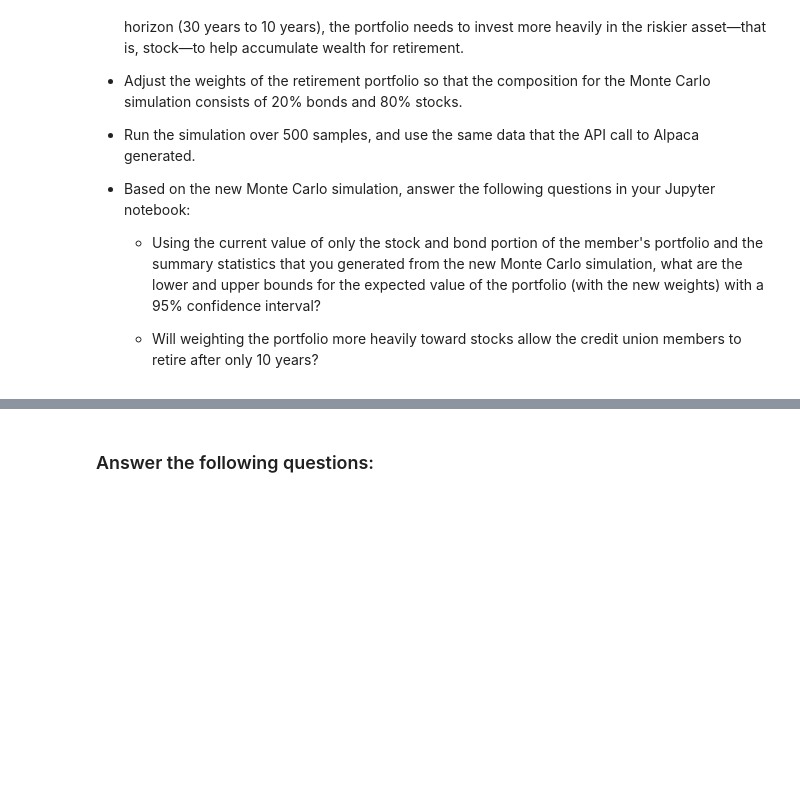
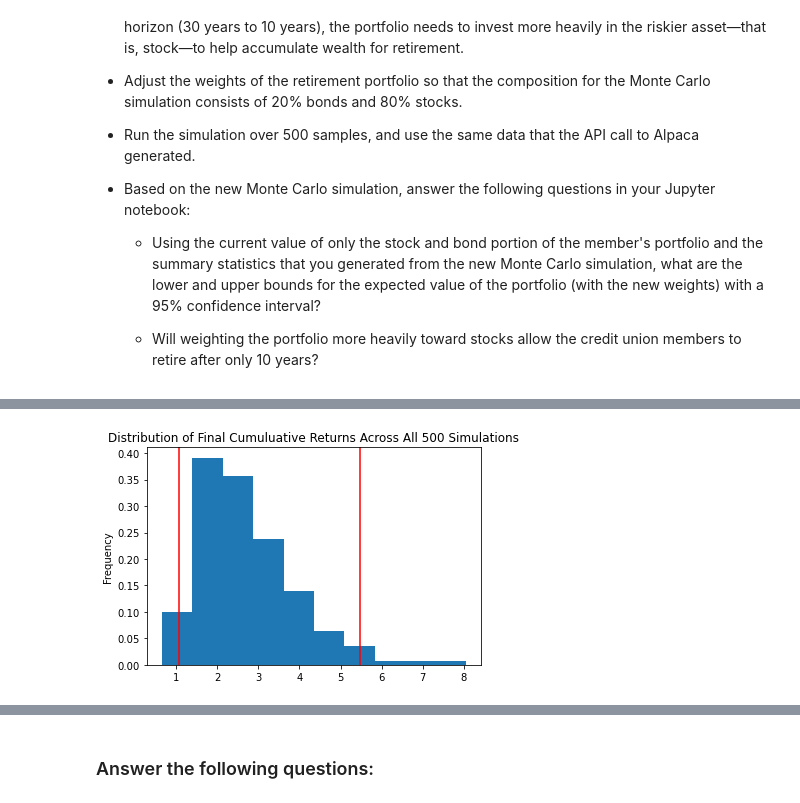
Before and after one commit to n8patterson/fin_plan_sim, a Jupyter notebook: financial_planning_tools.ipynb, the cells around one changed output, grey strips where cells are left out. Drawn from its saved outputs; the diff is of its cells as text; code cells hidden in the pictures; blank space fills up the shorter version.

```diff
--- a/financial_planning_tools.ipynb
+++ b/financial_planning_tools.ipynb
@@ -632,7 +678,9 @@ For this new Monte Carlo simulation, do the following:
 # %%
 # Visualize the probability distribution of the 10-year Monte Carlo simulation
 # by plotting a histogram
-# YOUR CODE HERE
+MC_20_ACG_80_SPY_distribution_plot =  MC_20_AGG_80_SPY.plot_distribution()
+# %% [output]
+[figure, added]
 # %%
 # Generate summary statistics from the 10-year Monte Carlo simulation results
 # Save the results as a variable
```
Also changed, not shown: parts of 8 cells of this notebook.
